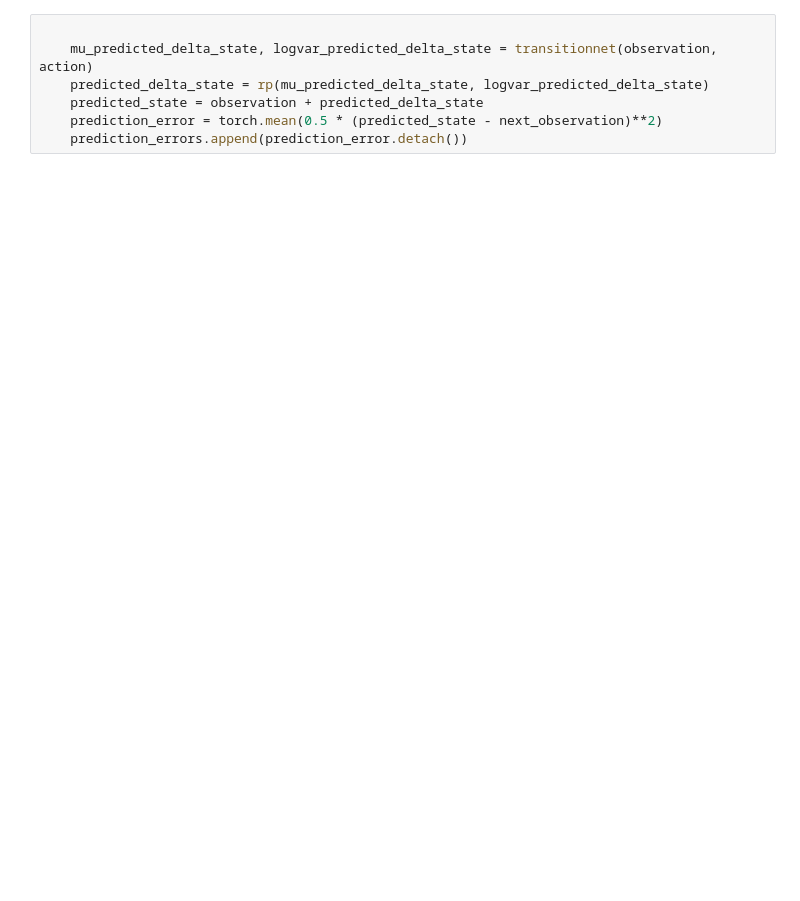
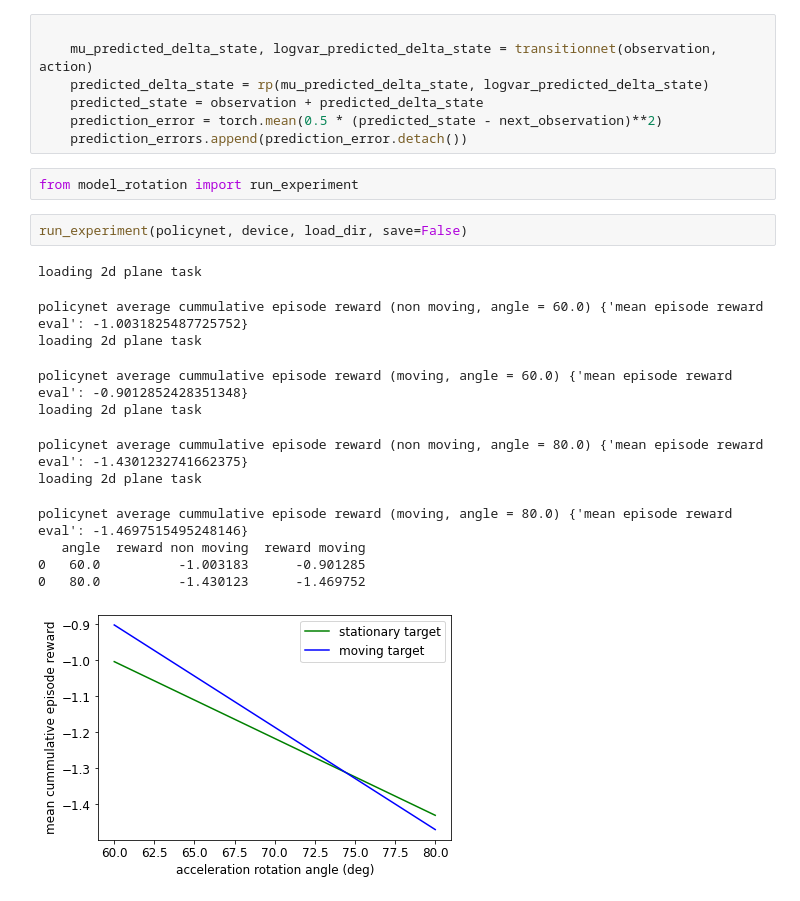
Before and after one commit to jhuebotter/predictive_control, a Jupyter notebook: notebooks/brunton_test.ipynb, the cells around one changed output. Cells and saved outputs as stored; diff of their text form; blank space fills up the shorter version.

```diff
--- a/notebooks/brunton_test.ipynb
+++ b/notebooks/brunton_test.ipynb
@@ -229,3 +246,20 @@ HTML(animation.to_html5_video())
     predicted_state = observation + predicted_delta_state
     prediction_error = torch.mean(0.5 * (predicted_state - next_observation)**2)
     prediction_errors.append(prediction_error.detach())
+# %%
+from model_rotation import run_experiment
+# %%
+run_experiment(policynet, device, load_dir, save=False)
+# %% [output]
+loading 2d plane task
+policynet average cummulative episode reward (non moving, angle = 60.0) {'mean episode reward eval': -1.0031825487725752}
+loading 2d plane task
+policynet average cummulative episode reward (moving, angle = 60.0) {'mean episode reward eval': -0.9012852428351348}
+loading 2d plane task
+policynet average cummulative episode reward (non moving, angle = 80.0) {'mean episode reward eval': -1.4301232741662375}
+loading 2d plane task
+policynet average cummulative episode reward (moving, angle = 80.0) {'mean episode reward eval': -1.4697515495248146}
+   angle  reward non moving  reward moving
+0   60.0          -1.003183      -0.901285
+0   80.0          -1.430123      -1.469752
+[figure, added]
```
Also changed, not shown: parts of 10 cells of this notebook, 22 other files.
